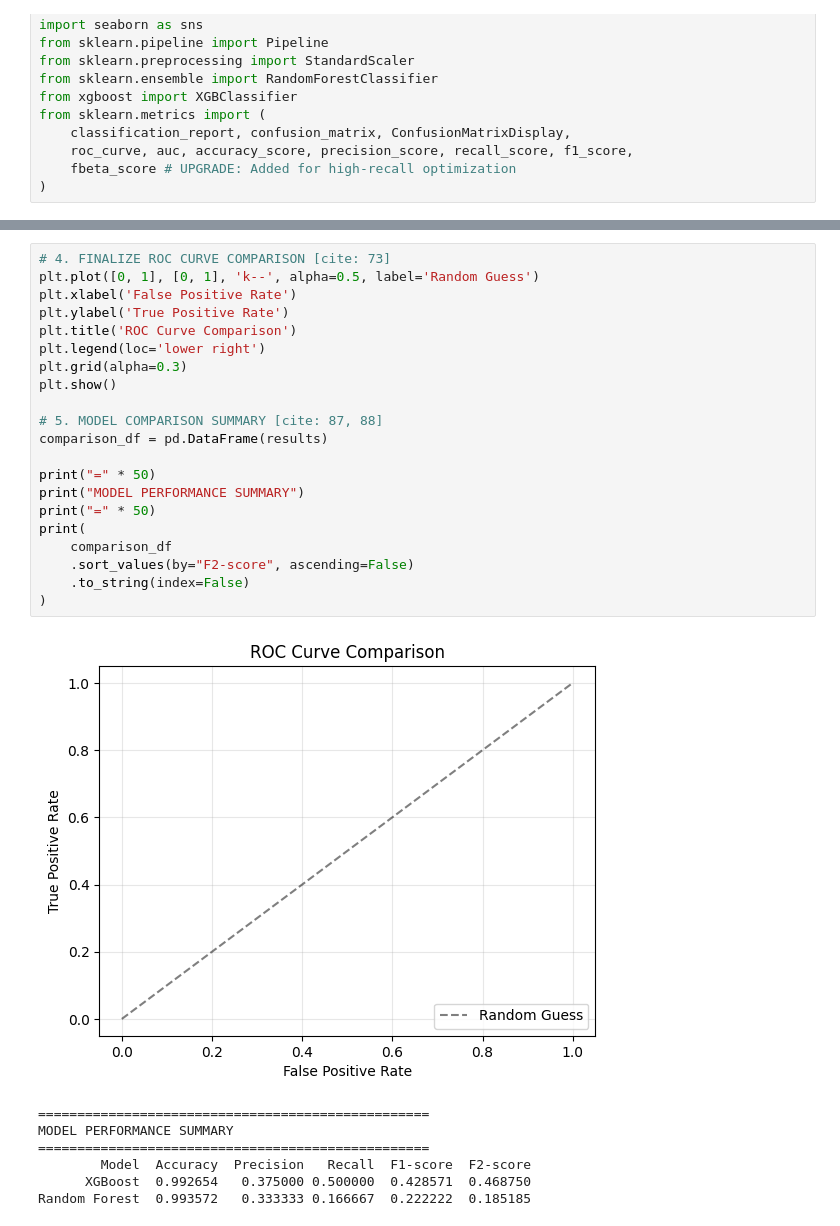
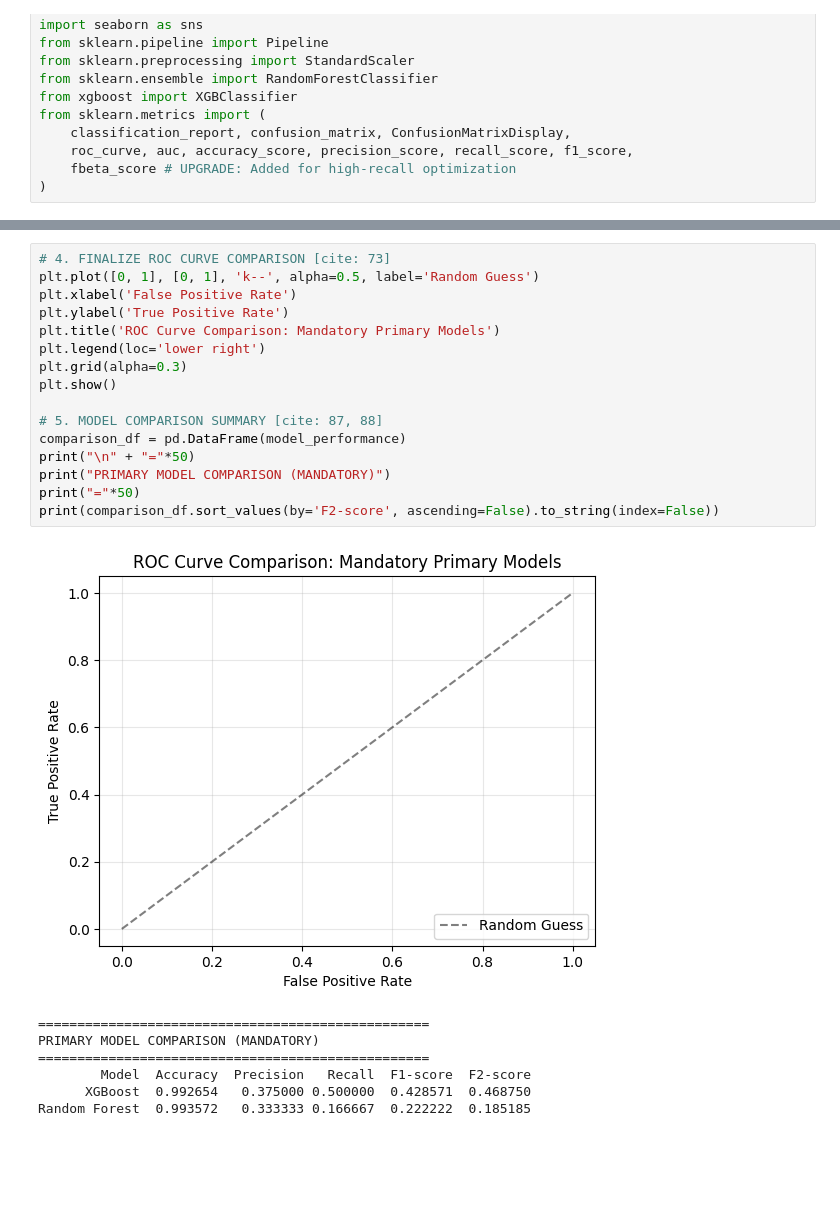
Before and after one commit to GKSJ19/ExoHabitAI, a Jupyter notebook: notebooks/ML_Model3.ipynb, the cells around one changed output, grey strips where cells are left out. Drawn from its saved outputs; the diff is of its cells as text; blank space fills up the shorter version.

```diff
--- a/notebooks/ML_Model3.ipynb
+++ b/notebooks/ML_Model3.ipynb
@@ -148,28 +143,23 @@ Potentially Habitable       0.38      0.50      0.43         6
 # %%
 # 4. FINALIZE ROC CURVE COMPARISON [cite: 73]
 plt.plot([0, 1], [0, 1], 'k--', alpha=0.5, label='Random Guess')
 plt.xlabel('False Positive Rate')
 plt.ylabel('True Positive Rate')
-plt.title('ROC Curve Comparison')
+plt.title('ROC Curve Comparison: Mandatory Primary Models')
 plt.legend(loc='lower right')
 plt.grid(alpha=0.3)
 plt.show()
 
 # 5. MODEL COMPARISON SUMMARY [cite: 87, 88]
-comparison_df = pd.DataFrame(results)
-
-print("=" * 50)
-print("MODEL PERFORMANCE SUMMARY")
-print("=" * 50)
-print(
-    comparison_df
-    .sort_values(by="F2-score", ascending=False)
-    .to_string(index=False)
-)
+comparison_df = pd.DataFrame(model_performance)
+print("\n" + "="*50)
+print("PRIMARY MODEL COMPARISON (MANDATORY)")
+print("="*50)
+print(comparison_df.sort_values(by='F2-score', ascending=False).to_string(index=False))
 # %% [output]
-[figure, old version]
+[figure, new version]
 ==================================================
-MODEL PERFORMANCE SUMMARY
+PRIMARY MODEL COMPARISON (MANDATORY)
 ==================================================
         Model  Accuracy  Precision   Recall  F1-score  F2-score
       XGBoost  0.992654   0.375000 0.500000  0.428571  0.468750
```
Also changed, not shown: parts of 3 cells of this notebook, 9 other files.
